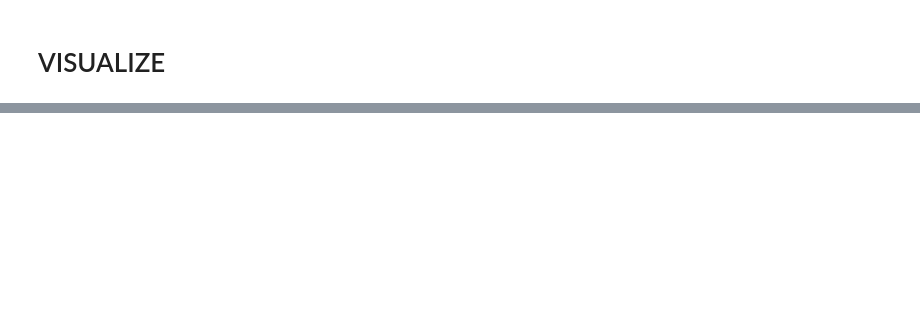
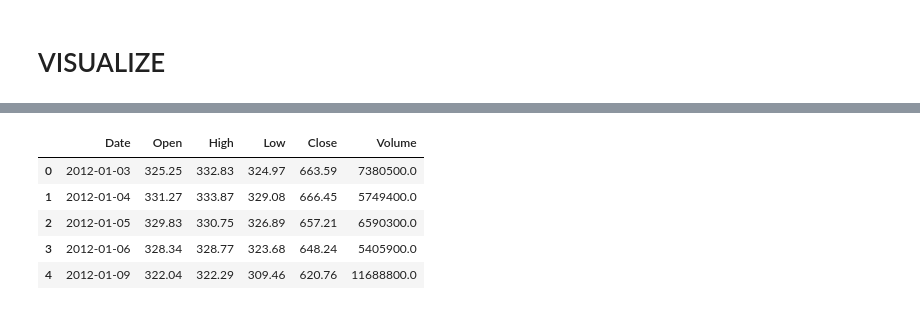
Before and after one commit to ruppatel115/GoogleStockPrice, a Jupyter notebook: MLFinal/ML_Final.ipynb, the cells around one changed output, grey strips where cells are left out. Cells and saved outputs as stored; diff of their text form; code cells hidden in the pictures; blank space fills up the shorter version.

```diff
--- a/MLFinal/ML_Final.ipynb
+++ b/MLFinal/ML_Final.ipynb
@@ -240,0 +174,10 @@ plt.show()
+# %%
+tr_data = train_data = pd.read_csv('Google_Stock_Price_Train.csv', date_parser = True)
+tr_data.head()
+# %% [output]
+|  | Date | Open | High | Low | Close | Volume |
+| 0 | 2012-01-03 | 325.25 | 332.83 | 324.97 | 663.59 | 7380500.0 |
+| 1 | 2012-01-04 | 331.27 | 333.87 | 329.08 | 666.45 | 5749400.0 |
+| 2 | 2012-01-05 | 329.83 | 330.75 | 326.89 | 657.21 | 6590300.0 |
+| 3 | 2012-01-06 | 328.34 | 328.77 | 323.68 | 648.24 | 5405900.0 |
+| 4 | 2012-01-09 | 322.04 | 322.29 | 309.46 | 620.76 | 11688800.0 |
```
Also changed, not shown: parts of 39 cells of this notebook.
